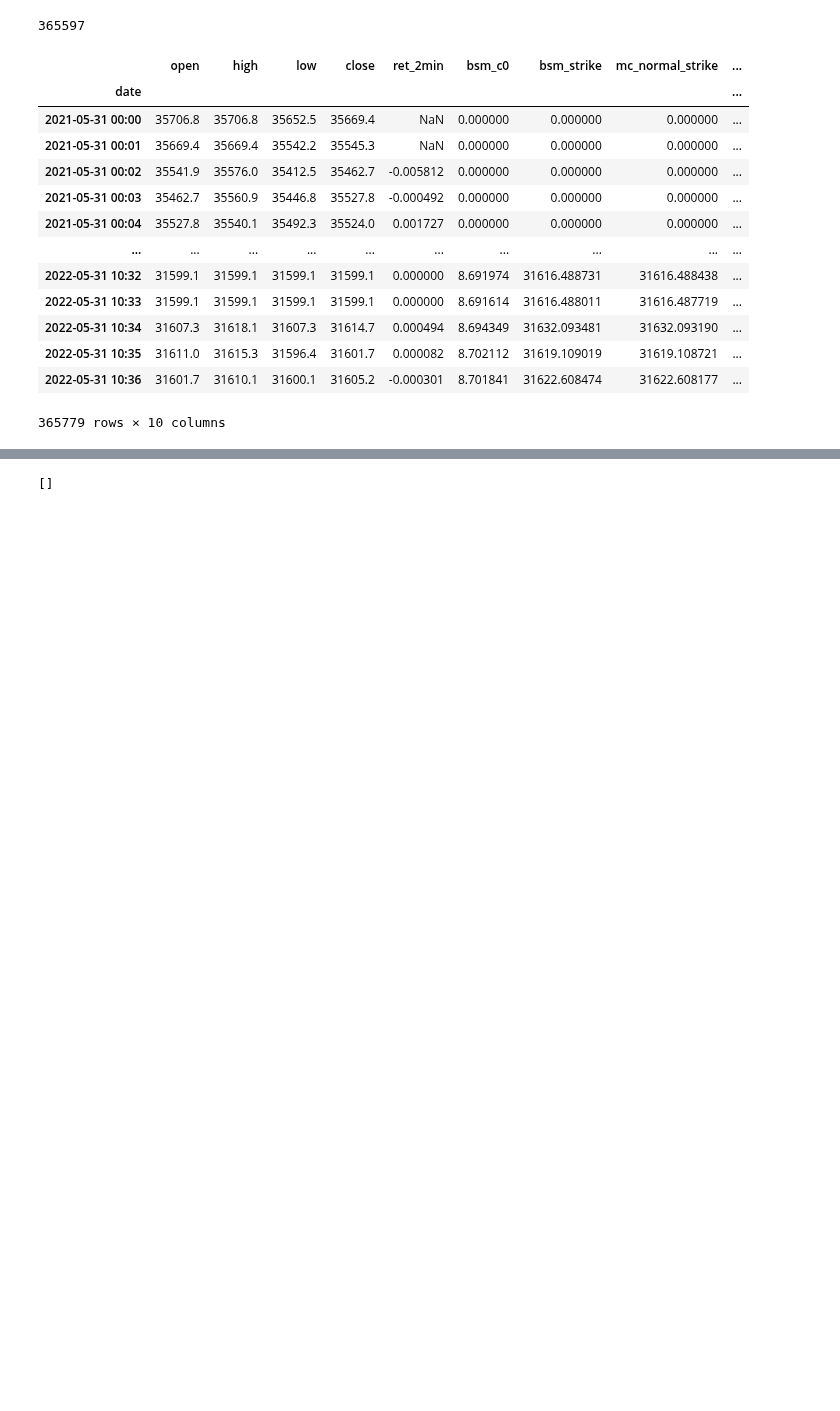
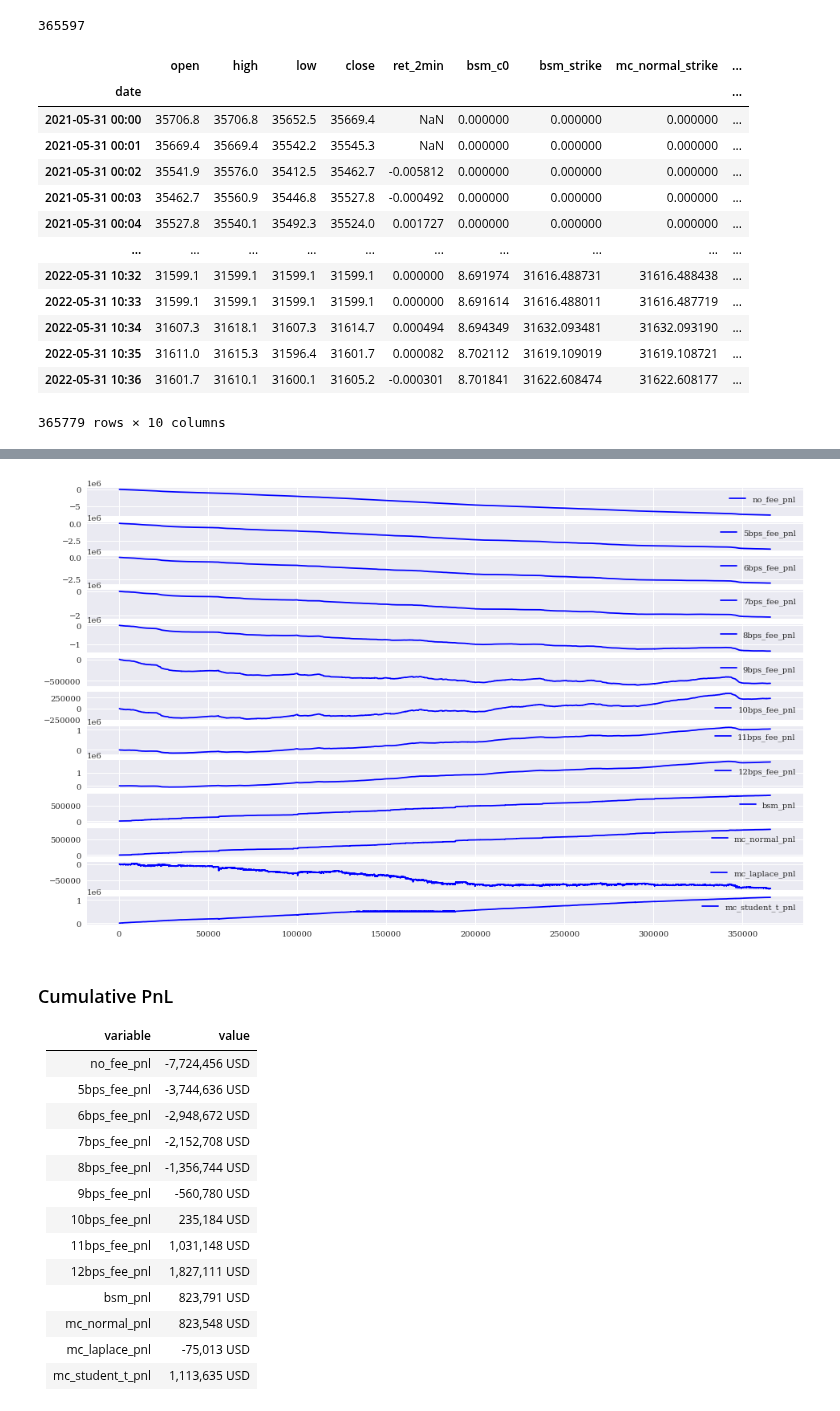
Before and after one commit to sebastienverreault/option_risk_analysis2, a Jupyter notebook: pnl_historical_simulation.ipynb, the cells around one changed output, grey strips where cells are left out. Cells and saved outputs as stored; diff of their text form; code cells hidden in the pictures; blank space fills up the shorter version.

```diff
--- a/pnl_historical_simulation.ipynb
+++ b/pnl_historical_simulation.ipynb
@@ -586,23 +553,50 @@ array([<AxesSubplot:xlabel='date'>, <AxesSubplot:xlabel='date'>,
-# %%
-
-# btcusd_1min[['bsm_pnl', 'mc_normal_pnl', 'mc_laplace_pnl']]
-# btcusd_1min[['bsm_pnl', 'mc_normal_pnl', 'mc_laplace_pnl', 'mc_student_t_pnl', 'mc_student_t_strike', 'close']].tail(50)
-# btcusd_1min['mc_student_t_pnl'].tail(50)
-
-[
-    # btcusd_1min['mc_student_t_strike'].mean(),
-    # btcusd_1min['mc_student_t_strike'].median(),
-    # btcusd_1min['mc_student_t_strike'],
-    # btcusd_1min['mc_student_t_strike'][btcusd_1min['mc_student_t_strike']>2*btcusd_1min['mc_student_t_strike'].median()],
-    # btcusd_1min['mc_student_t_strike'][btcusd_1min['mc_student_t_strike']>1.1*btcusd_1min['close'].max()],
-    # btcusd_1min['bsm_strike'][btcusd_1min['bsm_strike']<0],
-    # btcusd_1min['mc_normal_strike'][btcusd_1min['mc_normal_strike']<0],
-    # btcusd_1min['mc_laplace_strike'][btcusd_1min['mc_laplace_strike']<0],
-    # btcusd_1min['mc_student_t_strike'][btcusd_1min['mc_student_t_strike']<0],
-    # btcusd_1min[['bsm_strike', 'mc_normal_strike', 'mc_laplace_strike', 'mc_student_t_strike']][btcusd_1min['mc_student_t_strike']<0],
-]
-# %% [output]
-[]
+# %%
+# cummulative sum the pnl
+
+btcusd_1min[['no_fee_pnl', '5bps_fee_pnl', '6bps_fee_pnl', '7bps_fee_pnl', '8bps_fee_pnl', '9bps_fee_pnl', '10bps_fee_pnl', '11bps_fee_pnl', '12bps_fee_pnl', 'bsm_pnl', 'mc_normal_pnl', 'mc_laplace_pnl', 'mc_student_t_pnl']][N_lookback + 2:-2].cumsum().plot(subplots=True, style='b', figsize=(16, 10))
+
+header = '''|variable|value|
+|:-:|-:|'''
+
+table = ""
+table += f"|no_fee_pnl|{btcusd_1min['no_fee_pnl'][N_lookback + 2:-2].cumsum().iloc[-1]:,.0f} USD|\n"
+table += f"|5bps_fee_pnl|{btcusd_1min['5bps_fee_pnl'][N_lookback + 2:-2].cumsum().iloc[-1]:,.0f} USD|\n"
+table += f"|6bps_fee_pnl|{btcusd_1min['6bps_fee_pnl'][N_lookback + 2:-2].cumsum().iloc[-1]:,.0f} USD|\n"
+table += f"|7bps_fee_pnl|{btcusd_1min['7bps_fee_pnl'][N_lookback + 2:-2].cumsum().iloc[-1]:,.0f} USD|\n"
+table += f"|8bps_fee_pnl|{btcusd_1min['8bps_fee_pnl'][N_lookback + 2:-2].cumsum().iloc[-1]:,.0f} USD|\n"
+table += f"|9bps_fee_pnl|{btcusd_1min['9bps_fee_pnl'][N_lookback + 2:-2].cumsum().iloc[-1]:,.0f} USD|\n"
+table += f"|10bps_fee_pnl|{btcusd_1min['10bps_fee_pnl'][N_lookback + 2:-2].cumsum().iloc[-1]:,.0f} USD|\n"
+table += f"|11bps_fee_pnl|{btcusd_1min['11bps_fee_pnl'][N_lookback + 2:-2].cumsum().iloc[-1]:,.0f} USD|\n"
+table += f"|12bps_fee_pnl|{btcusd_1min['12bps_fee_pnl'][N_lookback + 2:-2].cumsum().iloc[-1]:,.0f} USD|\n"
+table += f"|bsm_pnl|{btcusd_1min['bsm_pnl'][N_lookback + 2:-2].cumsum().iloc[-1]:,.0f} USD|\n"
+table += f"|mc_normal_pnl|{btcusd_1min['mc_normal_pnl'][N_lookback + 2:-2].cumsum().iloc[-1]:,.0f} USD|\n"
+table += f"|mc_laplace_pnl|{btcusd_1min['mc_laplace_pnl'][N_lookback + 2:-2].cumsum().iloc[-1]:,.0f} USD|\n"
+table += f"|mc_student_t_pnl|{btcusd_1min['mc_student_t_pnl'][N_lookback + 2:-2].cumsum().iloc[-1]:,.0f} USD|\n"
+
+md(f"""
+### Cumulative PnL
+{header}
+{table}
+""")
+# %% [output]
+[figure, added]
+
+### Cumulative PnL
+|variable|value|
+|:-:|-:|
+|no_fee_pnl|-7,724,456 USD|
+|5bps_fee_pnl|-3,744,636 USD|
+|6bps_fee_pnl|-2,948,672 USD|
+|7bps_fee_pnl|-2,152,708 USD|
+|8bps_fee_pnl|-1,356,744 USD|
+|9bps_fee_pnl|-560,780 USD|
+|10bps_fee_pnl|235,184 USD|
+|11bps_fee_pnl|1,031,148 USD|
+|12bps_fee_pnl|1,827,111 USD|
+|bsm_pnl|823,791 USD|
+|mc_normal_pnl|823,548 USD|
+|mc_laplace_pnl|-75,013 USD|
+|mc_student_t_pnl|1,113,635 USD|
 # %%
 # back up calcs
 
```
Also changed, not shown: parts of 7 cells of this notebook.
